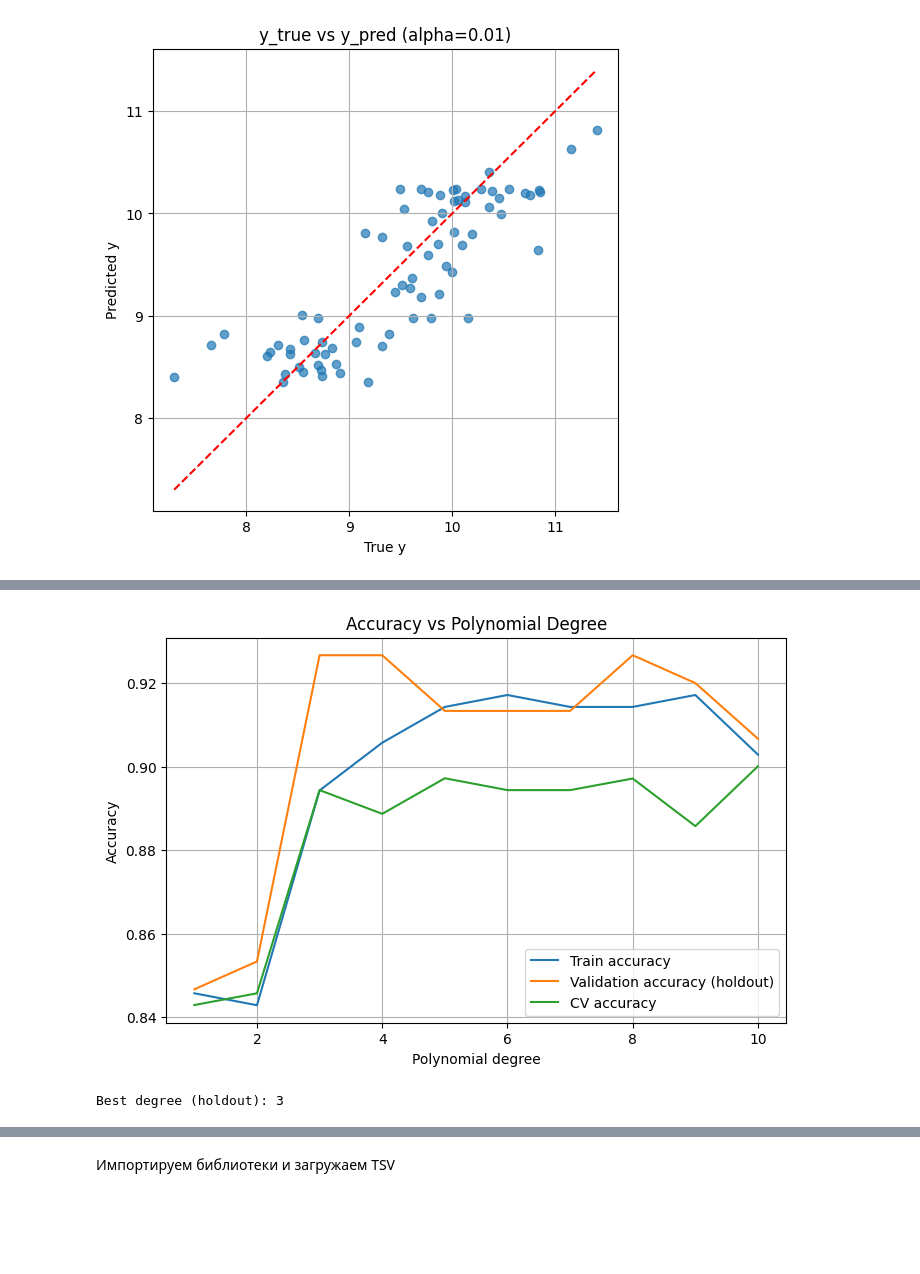
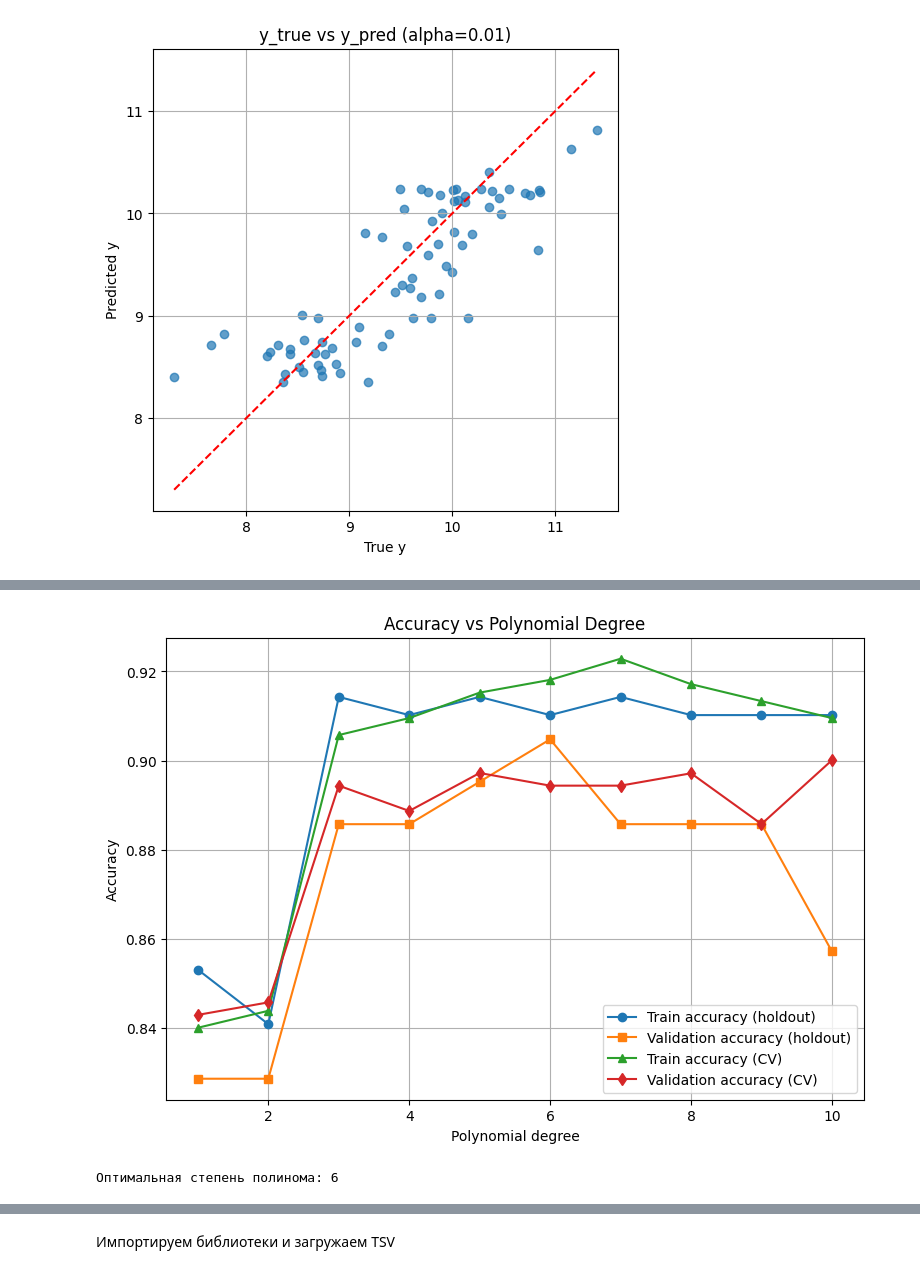
Before and after one commit to artrsyf/BMSTU-ML-Assignments, a Jupyter notebook: hw/hw2/tmp.ipynb, the cells around one changed output, grey strips where cells are left out. Cells and saved outputs as stored; diff of their text form; code cells hidden in the pictures; blank space fills up the shorter version.

```diff
--- a/hw/hw2/tmp.ipynb
+++ b/hw/hw2/tmp.ipynb
@@ -615,9 +464,19 @@ df = pd.read_csv("./hw2/data/Cl_A5_V1.csv")
 X = df[["X1", "X2"]].values
 y = df["y"].values
 # %%
-X_train, X_test, y_train, y_test = train_test_split(
-    X, y,
+X_train_full, X_test, y_train_full, y_test = train_test_split(
+    X,
+    y,
     test_size=0.3,
     random_state=0,
     stratify=y
 )
+
+
+X_train, X_val, y_train, y_val = train_test_split(
+    X_train_full,
+    y_train_full,
+    test_size=0.3,
+    random_state=0,
+    stratify=y_train_full
+)
@@ -666,20 +562,48 @@ for d in degrees:
 # %%
-plt.figure(figsize=(8,5))
+plt.figure(figsize=(9, 6))
 
-plt.plot(degrees, train_acc, label="Train accuracy")
-plt.plot(degrees, val_acc, label="Validation accuracy (holdout)")
-plt.plot(degrees, cv_acc, label="CV accuracy")
+plt.plot(
+    degrees,
+    train_acc_holdout,
+    "o-",
+    label="Train accuracy (holdout)"
+)
+
+plt.plot(
+    degrees,
+    val_acc_holdout,
+    "s-",
+    label="Validation accuracy (holdout)"
+)
+
+plt.plot(
+    degrees,
+    cv_train_acc,
+    "^-",
+    label="Train accuracy (CV)"
+)
+
+plt.plot(
+    degrees,
+    cv_val_acc,
+    "d-",
+    label="Validation accuracy (CV)"
+)
 
 plt.xlabel("Polynomial degree")
 plt.ylabel("Accuracy")
+
 plt.title("Accuracy vs Polynomial Degree")
+
 plt.legend()
-plt.grid()
+plt.grid(True)
+
 plt.show()
 # %% [output]
-[figure, old version]
+[figure, new version]
 # %%
-best_degree = degrees[np.argmax(val_acc)]
-print("Best degree (holdout):", best_degree)
+best_degree = degrees[np.argmax(val_acc_holdout)]
+
+print("Оптимальная степень полинома:", best_degree)
 # %% [output]
-Best degree (holdout): 3
+Оптимальная степень полинома: 6
```
Also changed, not shown: parts of 26 cells of this notebook.
